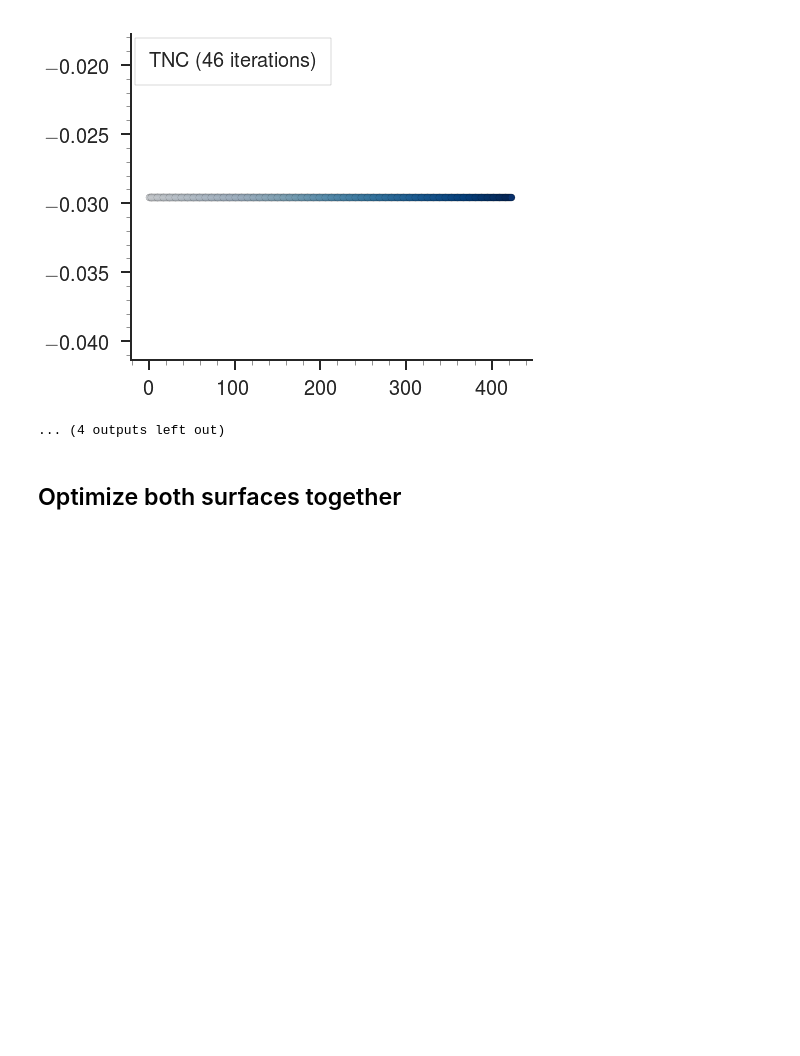
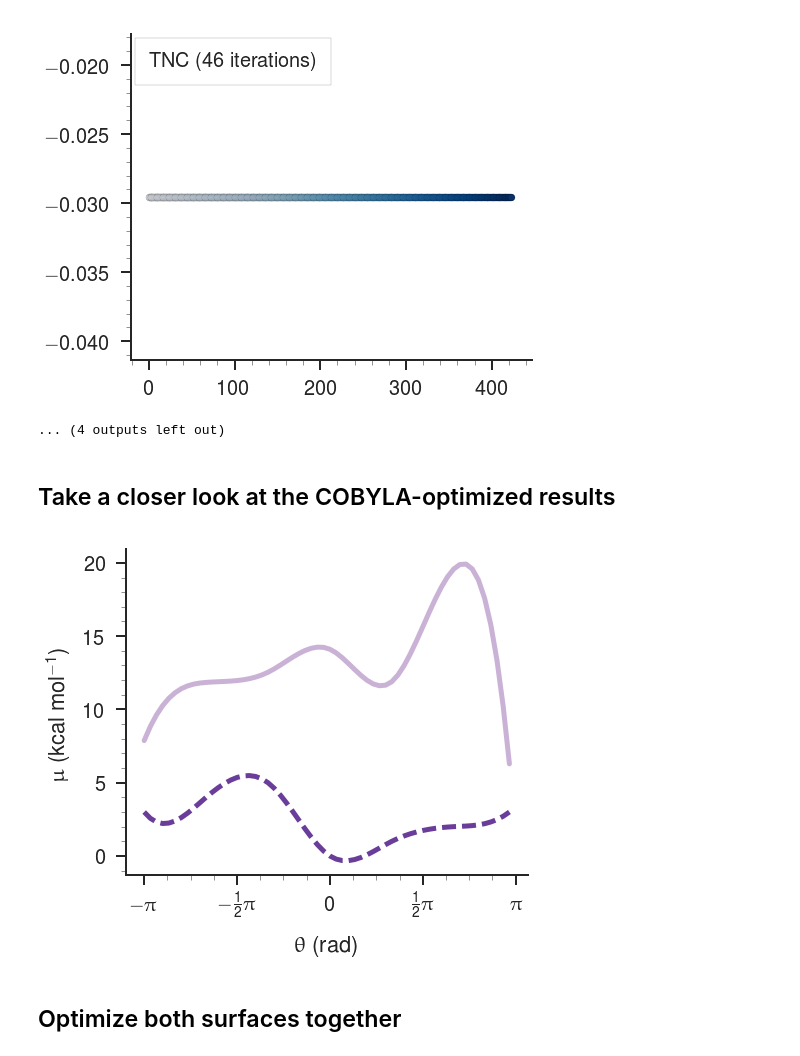
Before and after one commit to slochower/nonequilibrium-master, a Jupyter notebook: notebooks/surface-optimization/optimize-flux.ipynb, the cells around one changed output. Drawn from its saved outputs; the diff is of its cells as text; code cells hidden in the pictures; blank space fills up the shorter version.

Commit message:
Added COBYLA-optimized surfaces

```diff
--- a/notebooks/surface-optimization/optimize-flux.ipynb
+++ b/notebooks/surface-optimization/optimize-flux.ipynb
@@ -191,3 +191,31 @@ for method in methods:
 [figure]
 [figure]
 ... (4 outputs left out)
+# %% [markdown]
+## Take a closer look at the COBYLA-optimized results
+# %%
+guess = [0, 0, 0, 0, 0, 0, 0]
+energies = []
+fluxes = []
+# np.random.seed(42)
+results = sc.optimize.minimize(objective, guess, method='COBYLA',
+                     bounds=((0, 10), (0, 10), (0, 10),
+                             (0, 10), (0, 10), (0, 10),
+                             (0, 10)))
+# %%
+x_points = [0, 10, 20, 30, 40, 50, 59]
+
+this = Simulation(data_source = 'manual')
+this.unbound = energies[-1]
+this.bound = interpolate.spline(x_points, [3, 4, 5, 0, 1, 2, 3], xnew=range(60))
+
+this.C_intersurface = 10 ** 6     # per mole per second
+this.offset_factor = 5.7          # kcal per mol
+this.catalytic_rate = 312         # per second
+this.cSubstrate = 2.5 * 10 ** -3  # molar
+
+this.simulate(user_energies=True)
+# %%
+plot_energy(this, save=True, filename='COBYLA-optimized-surfaces')
+# %% [output]
+[figure, added]
```
Also changed, not shown: parts of 1 cell of this notebook, 2 other files.
